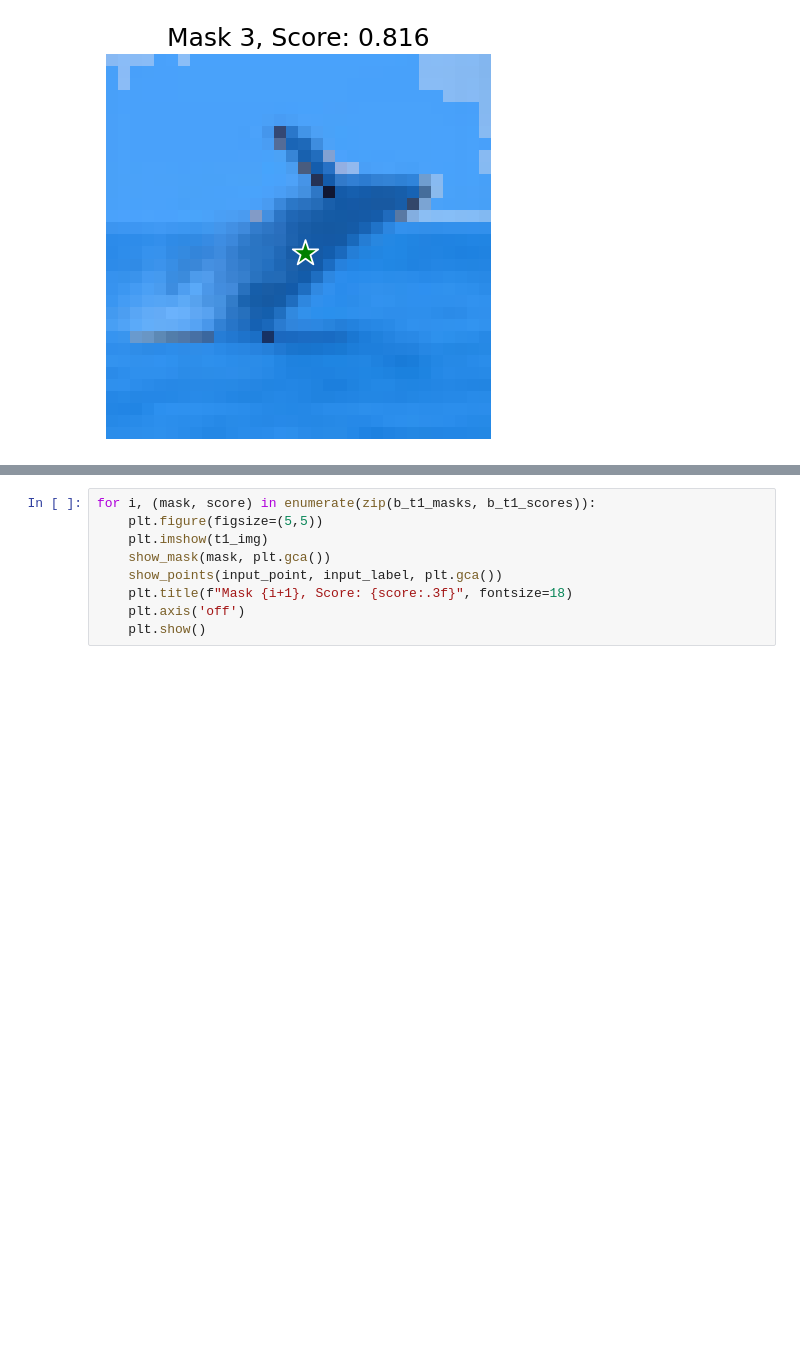
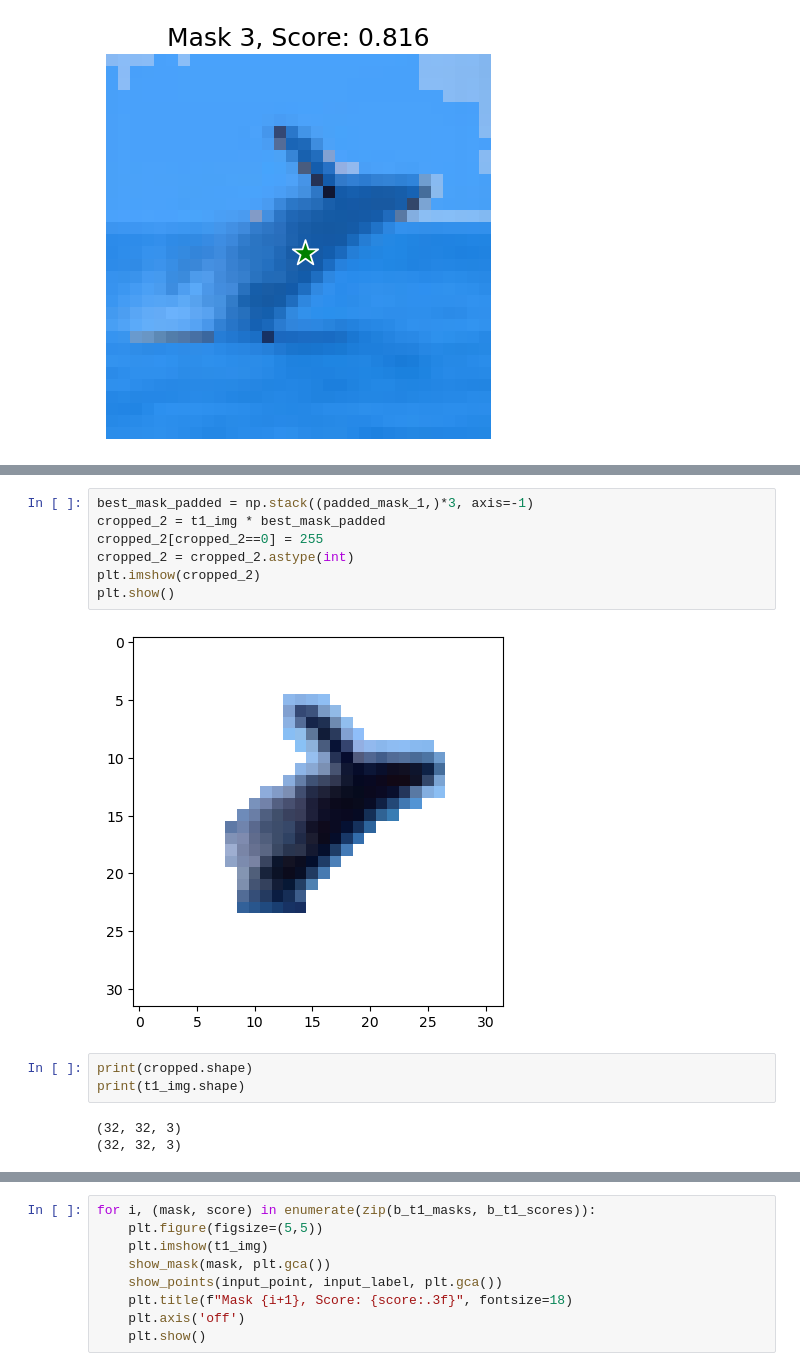
Before and after one commit to erotondo/ece590_fall2024, a Jupyter notebook: eli_dev/seg_any_model/sam_cifar_testing_maskpred.ipynb, the cells around one changed output, grey strips where cells are left out. Drawn from its saved outputs; the diff is of its cells as text; blank space fills up the shorter version.

```diff
--- a/eli_dev/seg_any_model/sam_cifar_testing_maskpred.ipynb
+++ b/eli_dev/seg_any_model/sam_cifar_testing_maskpred.ipynb
@@ -137,0 +179,15 @@ Time: 7.1
+# %%
+best_mask_padded = np.stack((padded_mask_1,)*3, axis=-1)
+cropped_2 = t1_img * best_mask_padded
+cropped_2[cropped_2==0] = 255
+cropped_2 = cropped_2.astype(int)
+plt.imshow(cropped_2)
+plt.show()
+# %% [output]
+[figure, added]
+# %%
+print(cropped.shape)
+print(t1_img.shape)
+# %% [output]
+(32, 32, 3)
+(32, 32, 3)
```
Also changed, not shown: parts of 10 cells of this notebook, 7 other files.
